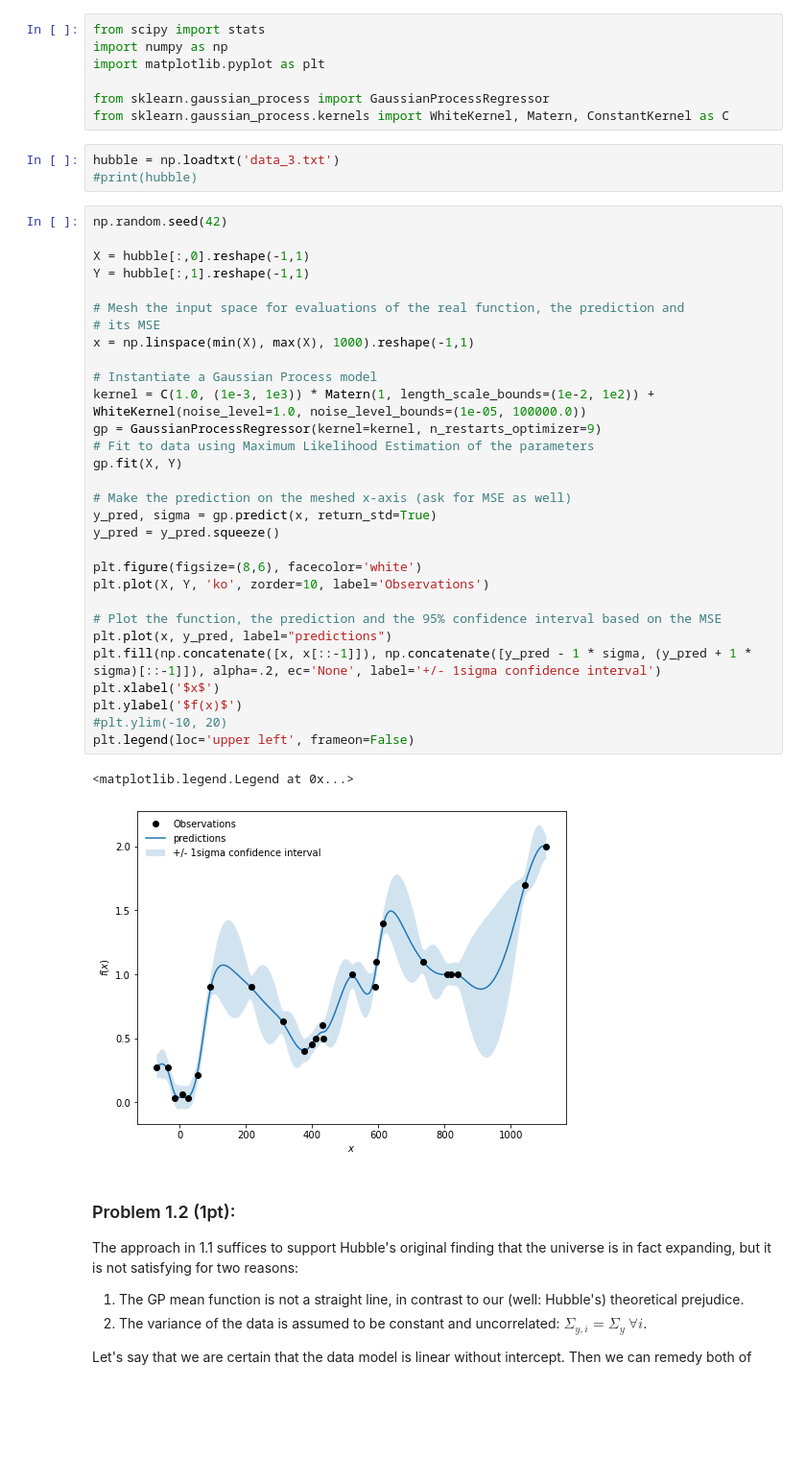
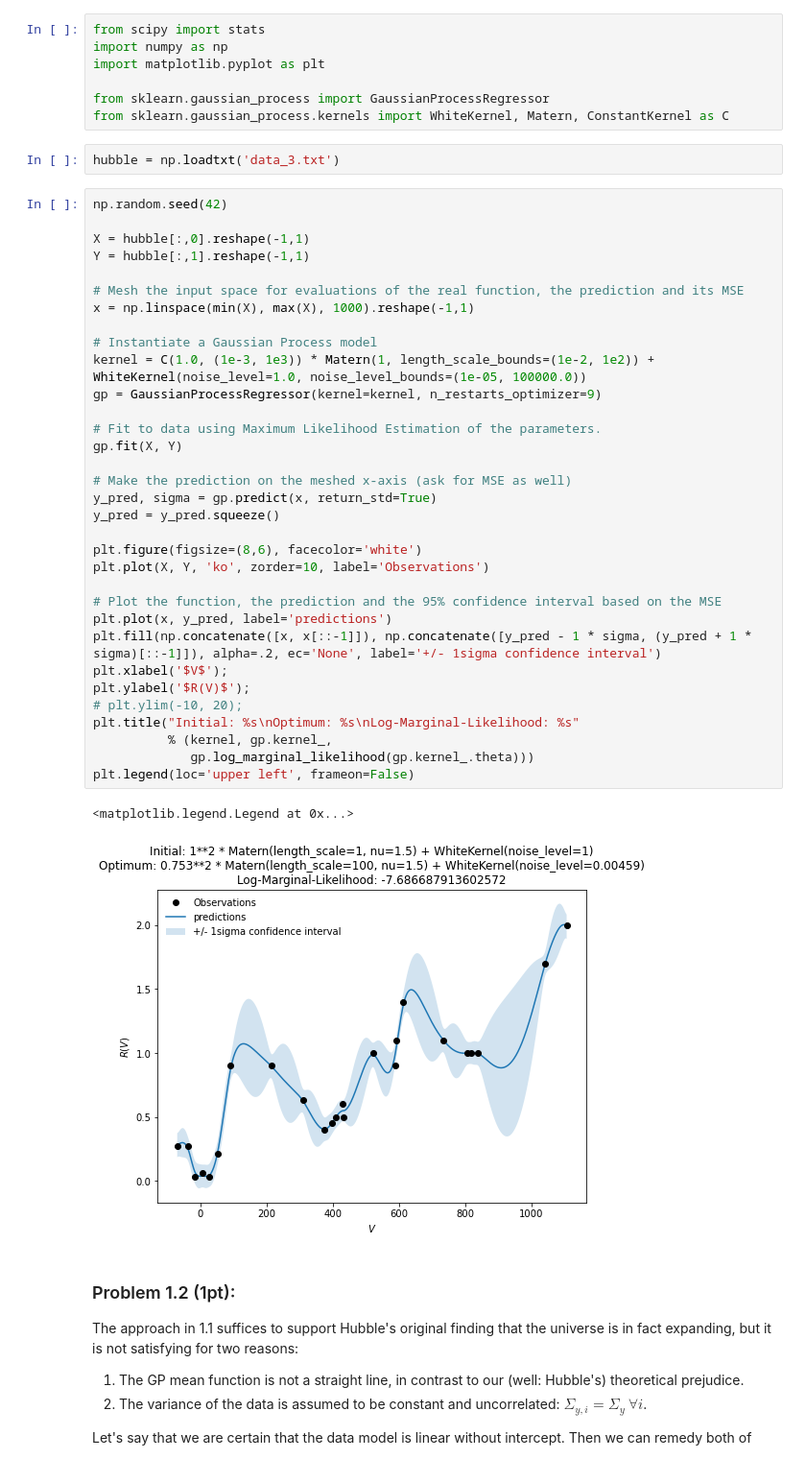
Before and after one commit to vanessaroser/sml505-assignment3, a Jupyter notebook: Assignment3.ipynb, the cells around one changed output. Shown at 96% size. Saved outputs shown, nothing was run; the diff lists cells and outputs as text; blank space fills up the shorter version.

```diff
--- a/Assignment3.ipynb
+++ b/Assignment3.ipynb
@@ -32,40 +32,42 @@ from sklearn.gaussian_process import GaussianProcessRegressor
 from sklearn.gaussian_process.kernels import WhiteKernel, Matern, ConstantKernel as C
 # %%
 hubble = np.loadtxt('data_3.txt')
-#print(hubble)
 # %%
 np.random.seed(42)
 
 X = hubble[:,0].reshape(-1,1)
 Y = hubble[:,1].reshape(-1,1)
 
-# Mesh the input space for evaluations of the real function, the prediction and
-# its MSE
+# Mesh the input space for evaluations of the real function, the prediction and its MSE
 x = np.linspace(min(X), max(X), 1000).reshape(-1,1)
 
 # Instantiate a Gaussian Process model
 kernel = C(1.0, (1e-3, 1e3)) * Matern(1, length_scale_bounds=(1e-2, 1e2)) + WhiteKernel(noise_level=1.0, noise_level_bounds=(1e-05, 100000.0))
 gp = GaussianProcessRegressor(kernel=kernel, n_restarts_optimizer=9)
-# Fit to data using Maximum Likelihood Estimation of the parameters
+
+# Fit to data using Maximum Likelihood Estimation of the parameters.
 gp.fit(X, Y)
 
 # Make the prediction on the meshed x-axis (ask for MSE as well)
 y_pred, sigma = gp.predict(x, return_std=True)
 y_pred = y_pred.squeeze()
 
 plt.figure(figsize=(8,6), facecolor='white')
 plt.plot(X, Y, 'ko', zorder=10, label='Observations')
 
 # Plot the function, the prediction and the 95% confidence interval based on the MSE
-plt.plot(x, y_pred, label="predictions")
+plt.plot(x, y_pred, label='predictions')
 plt.fill(np.concatenate([x, x[::-1]]), np.concatenate([y_pred - 1 * sigma, (y_pred + 1 * sigma)[::-1]]), alpha=.2, ec='None', label='+/- 1sigma confidence interval')
-plt.xlabel('$x$')
-plt.ylabel('$f(x)$')
-#plt.ylim(-10, 20)
+plt.xlabel('$V$');
+plt.ylabel('$R(V)$');
+# plt.ylim(-10, 20);
+plt.title("Initial: %s\nOptimum: %s\nLog-Marginal-Likelihood: %s"
+          % (kernel, gp.kernel_,
+             gp.log_marginal_likelihood(gp.kernel_.theta)))
 plt.legend(loc='upper left', frameon=False)
 # %% [output]
 <matplotlib.legend.Legend at 0x...>
-[figure, old version]
+[figure, new version]
 # %% [markdown]
 ### Problem 1.2 (1pt):
 
```
Also changed, not shown: parts of 6 cells of this notebook.
